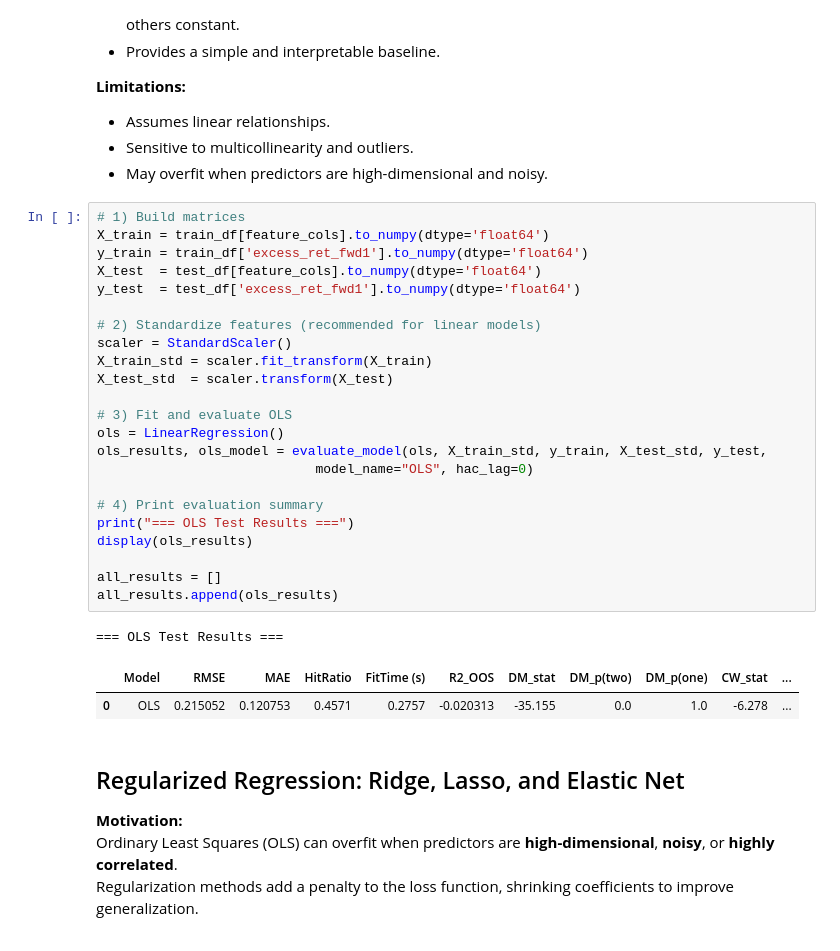
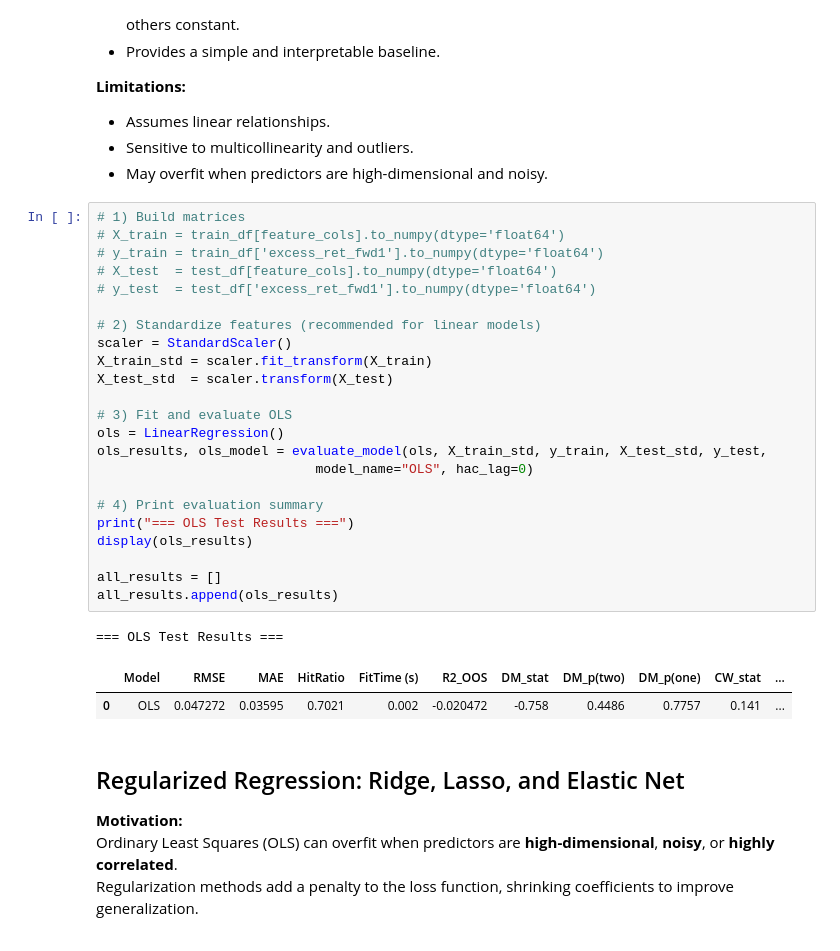
Before and after one commit to wangyouan/AIandFinance2025, a Jupyter notebook: lecture4_simple_algorithms_for_stock_return_prediction.ipynb, the cells around one changed output. Drawn from its saved outputs; the diff is of its cells as text.

```diff
--- a/lecture4_simple_algorithms_for_stock_return_prediction.ipynb
+++ b/lecture4_simple_algorithms_for_stock_return_prediction.ipynb
@@ -587,31 +765,31 @@ $$
 - May overfit when predictors are high-dimensional and noisy.
 # %%
 # 1) Build matrices
-X_train = train_df[feature_cols].to_numpy(dtype='float64')
-y_train = train_df['excess_ret_fwd1'].to_numpy(dtype='float64')
-X_test  = test_df[feature_cols].to_numpy(dtype='float64')
-y_test  = test_df['excess_ret_fwd1'].to_numpy(dtype='float64')
+# X_train = train_df[feature_cols].to_numpy(dtype='float64')
+# y_train = train_df['excess_ret_fwd1'].to_numpy(dtype='float64')
+# X_test  = test_df[feature_cols].to_numpy(dtype='float64')
+# y_test  = test_df['excess_ret_fwd1'].to_numpy(dtype='float64')
 
 # 2) Standardize features (recommended for linear models)
 scaler = StandardScaler()
 X_train_std = scaler.fit_transform(X_train)
 X_test_std  = scaler.transform(X_test)
 
 # 3) Fit and evaluate OLS
 ols = LinearRegression()
 ols_results, ols_model = evaluate_model(ols, X_train_std, y_train, X_test_std, y_test,
                             model_name="OLS", hac_lag=0)
 
 # 4) Print evaluation summary
 print("=== OLS Test Results ===")
 display(ols_results)
 
 all_results = []
 all_results.append(ols_results)
 # %% [output]
 === OLS Test Results ===
 |  | Model | RMSE | MAE | HitRatio | FitTime (s) | R2_OOS | DM_stat | DM_p(two) | DM_p(one) | CW_stat | ... |
-| 0 | OLS | 0.215052 | 0.120753 | 0.4571 | 0.2757 | -0.020313 | -35.155 | 0.0 | 1.0 | -6.278 | ... |
+| 0 | OLS | 0.047272 | 0.03595 | 0.7021 | 0.002 | -0.020472 | -0.758 | 0.4486 | 0.7757 | 0.141 | ... |
 # %% [markdown]
 ## Regularized Regression: Ridge, Lasso, and Elastic Net
 
```
Also changed, not shown: parts of 22 cells of this notebook, 2 other files.
